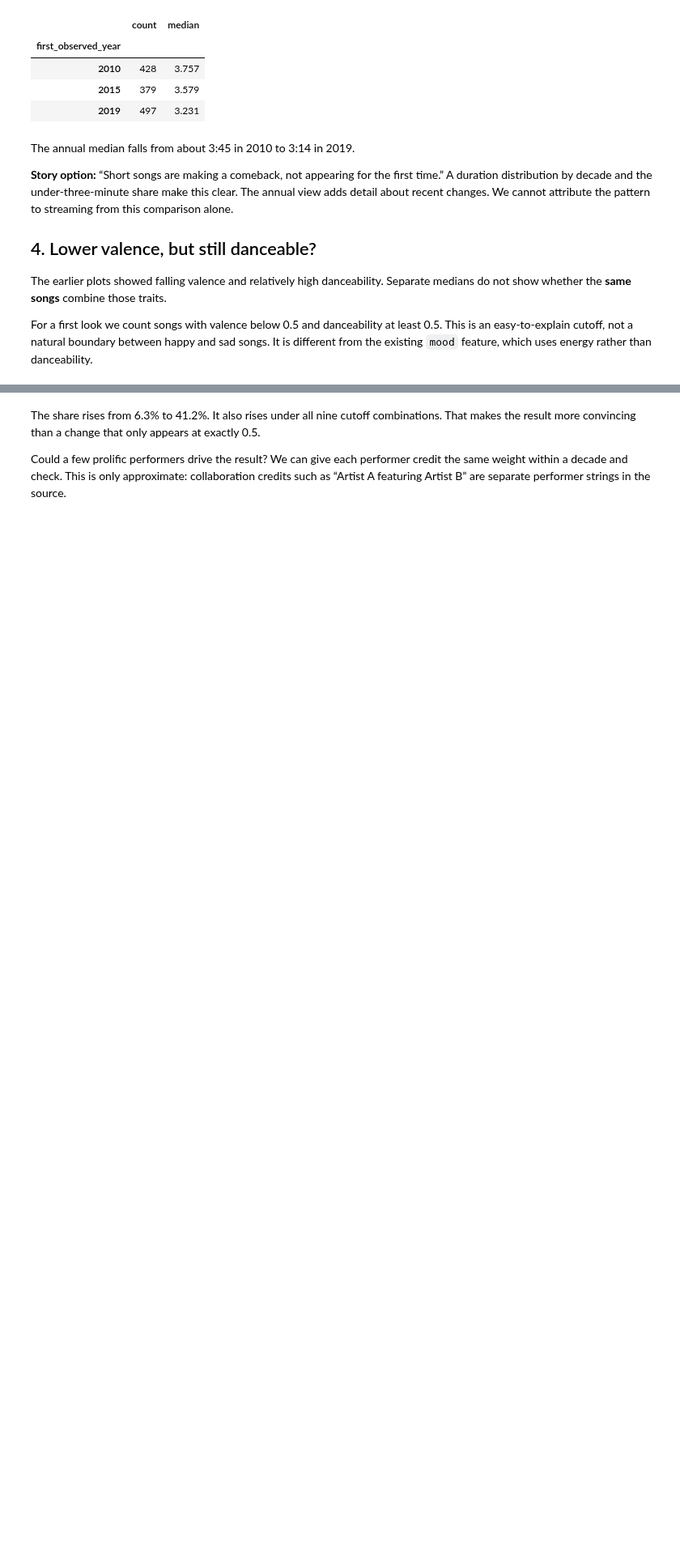
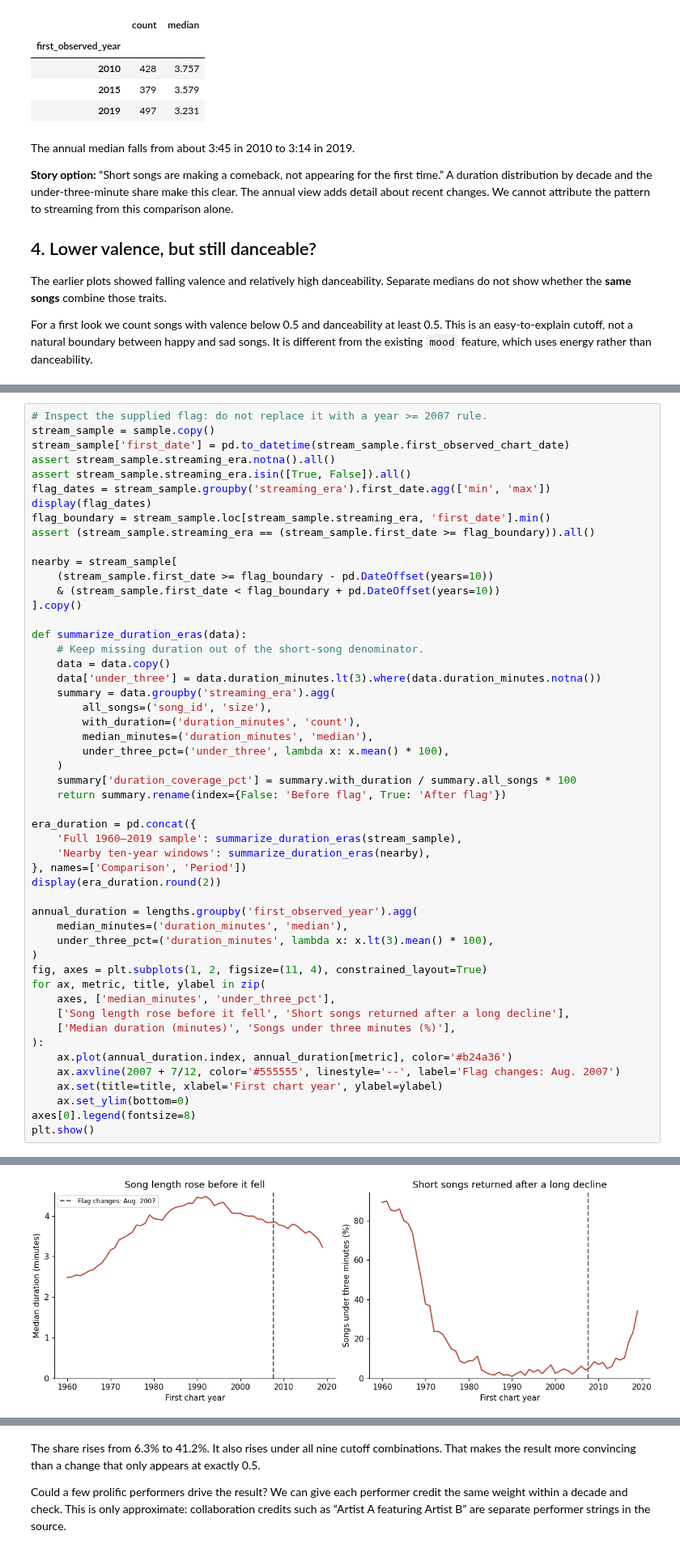
Before and after one commit to gitnic-duke/AIPI-510-Project-1, a Jupyter notebook: notebooks/final_analysis.ipynb, the cells around one changed output, grey strips where cells are left out. Shown at 81% size. Saved outputs shown, nothing was run; the diff lists cells and outputs as text; blank space fills up the shorter version.

Commit message:
Add analysis based on added streaming era flag and mood features

```diff
--- a/notebooks/final_analysis.ipynb
+++ b/notebooks/final_analysis.ipynb
@@ -189,0 +196,52 @@ For a first look we count songs with valence below 0.5 and danceability at least
+# %%
+# Inspect the supplied flag: do not replace it with a year >= 2007 rule.
+stream_sample = sample.copy()
+stream_sample['first_date'] = pd.to_datetime(stream_sample.first_observed_chart_date)
+assert stream_sample.streaming_era.notna().all()
+assert stream_sample.streaming_era.isin([True, False]).all()
+flag_dates = stream_sample.groupby('streaming_era').first_date.agg(['min', 'max'])
+display(flag_dates)
+flag_boundary = stream_sample.loc[stream_sample.streaming_era, 'first_date'].min()
+assert (stream_sample.streaming_era == (stream_sample.first_date >= flag_boundary)).all()
+
+nearby = stream_sample[
+    (stream_sample.first_date >= flag_boundary - pd.DateOffset(years=10))
+    & (stream_sample.first_date < flag_boundary + pd.DateOffset(years=10))
+].copy()
+
+def summarize_duration_eras(data):
+    # Keep missing duration out of the short-song denominator.
+    data = data.copy()
+    data['under_three'] = data.duration_minutes.lt(3).where(data.duration_minutes.notna())
+    summary = data.groupby('streaming_era').agg(
+        all_songs=('song_id', 'size'),
+        with_duration=('duration_minutes', 'count'),
+        median_minutes=('duration_minutes', 'median'),
+        under_three_pct=('under_three', lambda x: x.mean() * 100),
+    )
+    summary['duration_coverage_pct'] = summary.with_duration / summary.all_songs * 100
+    return summary.rename(index={False: 'Before flag', True: 'After flag'})
+
+era_duration = pd.concat({
+    'Full 1960–2019 sample': summarize_duration_eras(stream_sample),
+    'Nearby ten-year windows': summarize_duration_eras(nearby),
+}, names=['Comparison', 'Period'])
+display(era_duration.round(2))
+
+annual_duration = lengths.groupby('first_observed_year').agg(
+    median_minutes=('duration_minutes', 'median'),
+    under_three_pct=('duration_minutes', lambda x: x.lt(3).mean() * 100),
+)
+fig, axes = plt.subplots(1, 2, figsize=(11, 4), constrained_layout=True)
+for ax, metric, title, ylabel in zip(
+    axes, ['median_minutes', 'under_three_pct'],
+    ['Song length rose before it fell', 'Short songs returned after a long decline'],
+    ['Median duration (minutes)', 'Songs under three minutes (%)'],
+):
+    ax.plot(annual_duration.index, annual_duration[metric], color='#b24a36')
+    ax.axvline(2007 + 7/12, color='#555555', linestyle='--', label='Flag changes: Aug. 2007')
+    ax.set(title=title, xlabel='First chart year', ylabel=ylabel)
+    ax.set_ylim(bottom=0)
+axes[0].legend(fontsize=8)
+plt.show()
+# %% [output]
@@ -189,0 +258 @@ For a first look we count songs with valence below 0.5 and danceability at least
+[figure, added]
```
Also changed, not shown: parts of 11 cells of this notebook, 7 other files.
